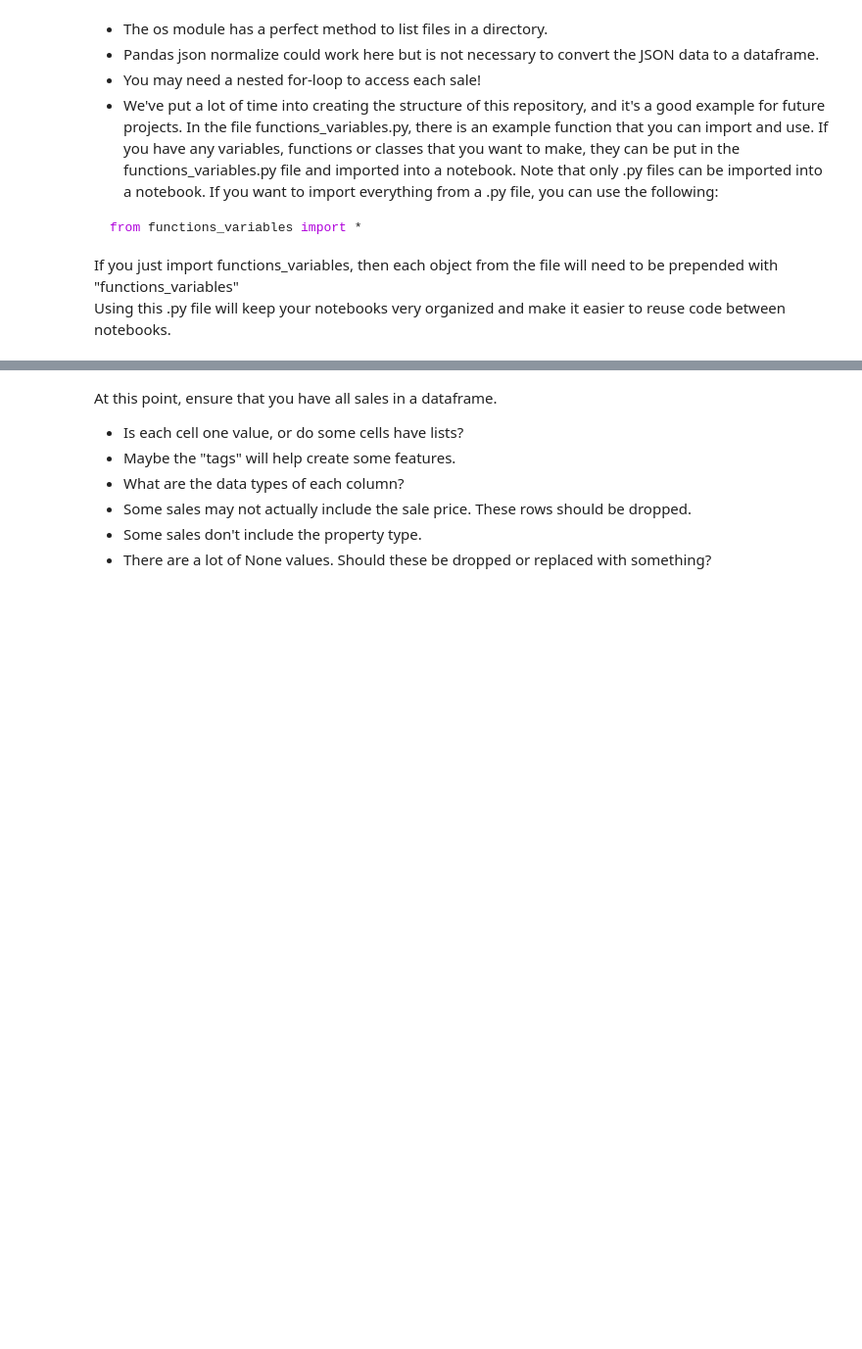
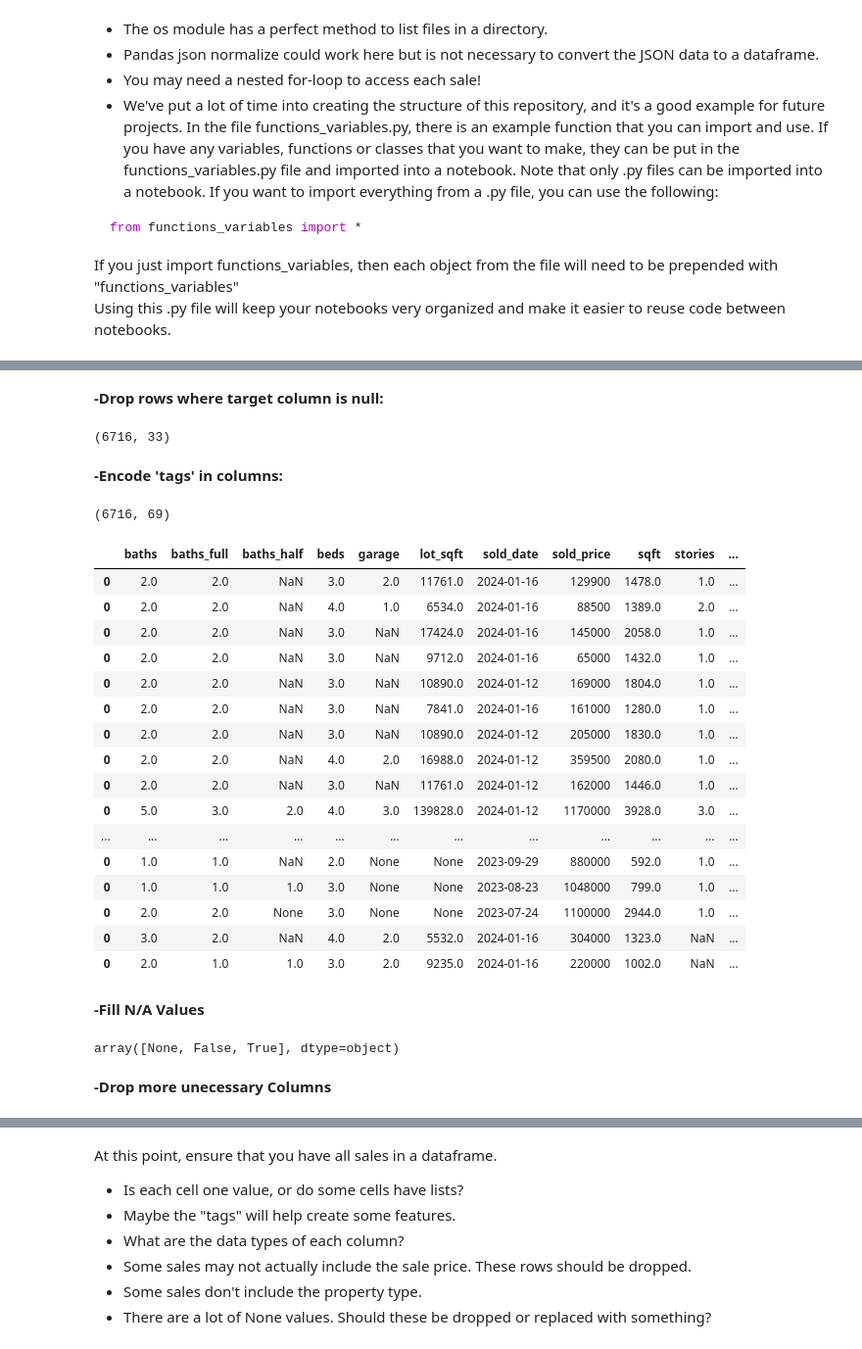
Before and after one commit to tylanoflynn/supervised_learning, a Jupyter notebook: notebooks/1 - EDA.ipynb, the cells around one changed output, grey strips where cells are left out. Shown at 98% size. Saved outputs shown, nothing was run; the diff lists cells and outputs as text; code cells hidden in the pictures; blank space fills up the shorter version.

```diff
--- a/notebooks/1 - EDA.ipynb
+++ b/notebooks/1 - EDA.ipynb
@@ -35,12 +35,12 @@ file_list = os.listdir('../data')
 # Create a dataframe to store all data
 all_data = pd.DataFrame()
 
-i = 0
+# i = 0
 
 #loop through filenames in list
 for file in file_list:
-    i += 1
-    print(i)
+    # i += 1
+    # print(i)
     try:
         #load json object
         with open('../data/' + file) as f:
@@ -102,5 +102,6 @@ for file in file_list:
     except:
         continue
 
-print(all_data.info())
+# # print(all_data.info())
+print(all_data.shape)
 # %% [output]
@@ -167,0 +153,7 @@ memory usage: 8.9+ KB
+# %%
+#drop the 'branding_name' column
+#also drop all columns with 0 non-null values including the following:
+dataframe = all_data.drop(columns = ['branding_name', 'baths_1qtr', 'baths_3qr', 'name', 'is_coming_soon', 'is_contingent', 'is_for_rent', 'is_new_construction', 'is_pending', 'is_plan', 'is_subdivision', 'open_houses'])
+
+# df = dataframe.drop_duplicates()
+dataframe.info()
@@ -167,0 +181,10 @@ memory usage: 8.9+ KB
+# %% [markdown]
+**-Drop rows where target column is null:**
+# %%
+#Because our model's target variable is 'sold_price', we can drop all rows where this is null
+dataframe.dropna(subset=['sold_price'], inplace=True)
+dataframe.shape
+# %% [output]
+(6716, 33)
+# %% [markdown]
+**-Encode 'tags' in columns:**
@@ -167,0 +201,26 @@ memory usage: 8.9+ KB
+# %%
+#The following code works to get_dummies and place each in the same row under the appropriate heading
+# Found it here: https://stackoverflow.com/questions/29034928/pandas-convert-a-column-of-list-to-dummies
+
+df_large = dataframe.join(df['tags'].str.join('|').str.get_dummies())
+print(df_large.shape)
+df_large.head(50)
+# %% [output]
+(6716, 69)
+|  | baths | baths_full | baths_half | beds | garage | lot_sqft | sold_date | sold_price | sqft | stories | ... |
+| 0 | 2.0 | 2.0 | NaN | 3.0 | 2.0 | 11761.0 | 2024-01-16 | 129900 | 1478.0 | 1.0 | ... |
+| 0 | 2.0 | 2.0 | NaN | 4.0 | 1.0 | 6534.0 | 2024-01-16 | 88500 | 1389.0 | 2.0 | ... |
+| 0 | 2.0 | 2.0 | NaN | 3.0 | NaN | 17424.0 | 2024-01-16 | 145000 | 2058.0 | 1.0 | ... |
+| 0 | 2.0 | 2.0 | NaN | 3.0 | NaN | 9712.0 | 2024-01-16 | 65000 | 1432.0 | 1.0 | ... |
+| 0 | 2.0 | 2.0 | NaN | 3.0 | NaN | 10890.0 | 2024-01-12 | 169000 | 1804.0 | 1.0 | ... |
+| 0 | 2.0 | 2.0 | NaN | 3.0 | NaN | 7841.0 | 2024-01-16 | 161000 | 1280.0 | 1.0 | ... |
+| 0 | 2.0 | 2.0 | NaN | 3.0 | NaN | 10890.0 | 2024-01-12 | 205000 | 1830.0 | 1.0 | ... |
+| 0 | 2.0 | 2.0 | NaN | 4.0 | 2.0 | 16988.0 | 2024-01-12 | 359500 | 2080.0 | 1.0 | ... |
+| 0 | 2.0 | 2.0 | NaN | 3.0 | NaN | 11761.0 | 2024-01-12 | 162000 | 1446.0 | 1.0 | ... |
+| 0 | 5.0 | 3.0 | 2.0 | 4.0 | 3.0 | 139828.0 | 2024-01-12 | 1170000 | 3928.0 | 3.0 | ... |
+| ... | ... | ... | ... | ... | ... | ... | ... | ... | ... | ... | ... |
+| 0 | 1.0 | 1.0 | NaN | 2.0 | None | None | 2023-09-29 | 880000 | 592.0 | 1.0 | ... |
+| 0 | 1.0 | 1.0 | 1.0 | 3.0 | None | None | 2023-08-23 | 1048000 | 799.0 | 1.0 | ... |
+| 0 | 2.0 | 2.0 | None | 3.0 | None | None | 2023-07-24 | 1100000 | 2944.0 | 1.0 | ... |
+| 0 | 3.0 | 2.0 | NaN | 4.0 | 2.0 | 5532.0 | 2024-01-16 | 304000 | 1323.0 | NaN | ... |
+| 0 | 2.0 | 1.0 | 1.0 | 3.0 | 2.0 | 9235.0 | 2024-01-16 | 220000 | 1002.0 | NaN | ... |
@@ -167,0 +231,2 @@ memory usage: 8.9+ KB
+# %% [markdown]
+**-Fill N/A Values**
@@ -167,0 +235,7 @@ memory usage: 8.9+ KB
+# %%
+#fill N/A values with 'False' for 'is_price_reduced'
+dataframe['is_price_reduced'].unique()
+# %% [output]
+array([None, False, True], dtype=object)
+# %% [markdown]
+**-Drop more unecessary Columns**
```
Also changed, not shown: parts of 31 cells of this notebook.
